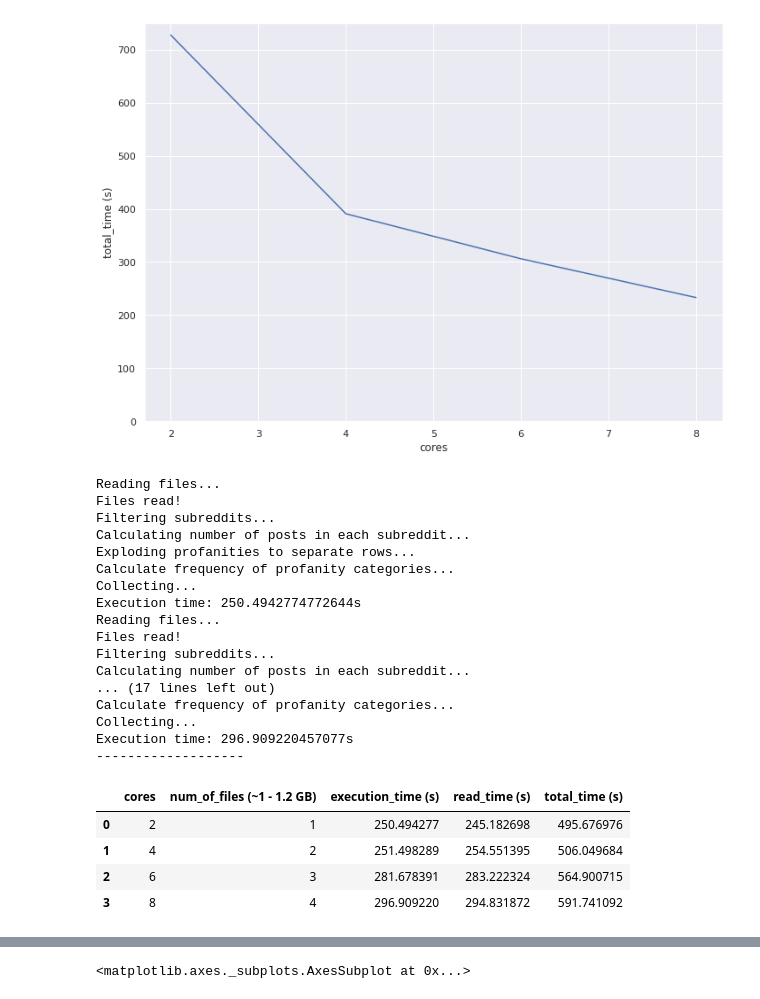
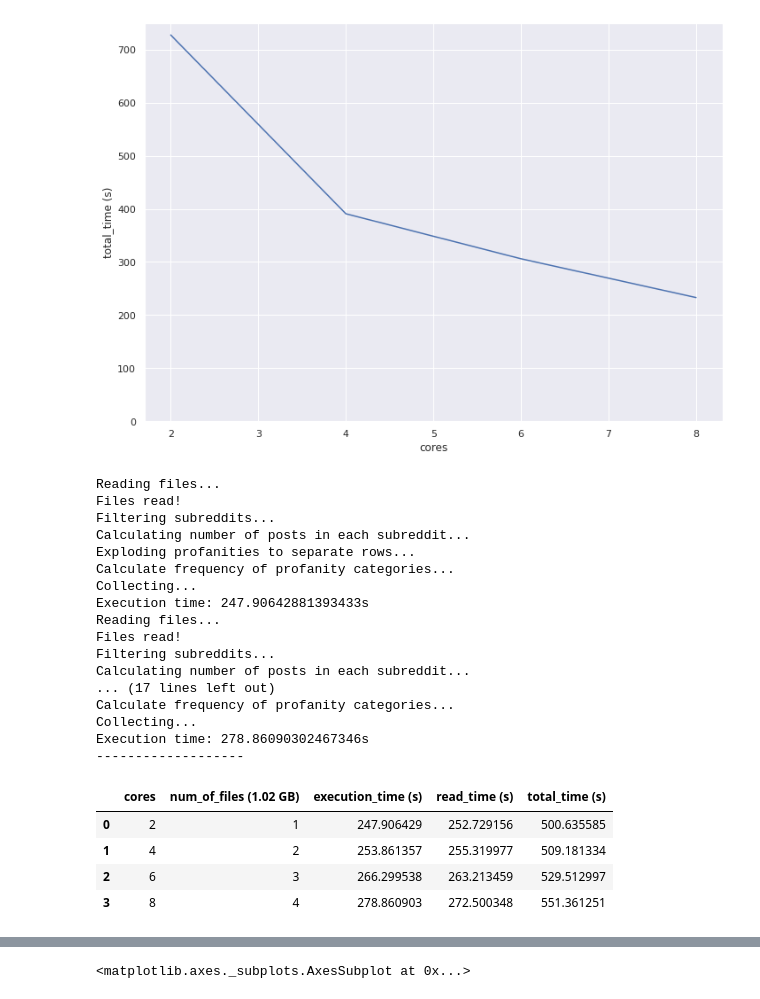
Before and after one commit to MaxSoneback/reddit_analysis, a Jupyter notebook: 8882_max.ipynb, the cells around one changed output, grey strips where cells are left out. Saved outputs shown, nothing was run; the diff lists cells and outputs as text; code cells hidden in the pictures.

Commit message:
added new graphs + weak scaling improved

```diff
--- a/8882_max.ipynb
+++ b/8882_max.ipynb
@@ -245,9 +266,13 @@ lp.axes.set(ylim=(0, 750))
 #Weak Scaling
 num_of_cores = [2, 4, 6, 8]
 files= ['hdfs://master:9000/experiment/RC_2011-08.bz2',
-        'hdfs://master:9000/experiment/RC_2011-09.bz2',
-        'hdfs://master:9000/experiment/RC_2011-10.bz2',
-        'hdfs://master:9000/experiment/RC_2011-11.bz2']
+        'hdfs://master:9000/experiment/RC_2011-08.bz2',
+        'hdfs://master:9000/experiment/RC_2011-08.bz2',
+        'hdfs://master:9000/experiment/RC_2011-08.bz2']
+
+#'hdfs://master:9000/experiment/RC_2011-09.bz2',
+#        'hdfs://master:9000/experiment/RC_2011-10.bz2',
+#        'hdfs://master:9000/experiment/RC_2011-11.bz2'
 results_weak = []
 
 for index, cores in enumerate(num_of_cores):
@@ -279,38 +304,38 @@ for index, cores in enumerate(num_of_cores):
     #Number of INDIVIDUAL POSTS containing profanity (by category), grouped by subreddit.
     #One post can count to many categories, but only once per category
     df4 = calc_individual_posts_containing_profanities(df3)
 
     print("Collecting...")
     df4.collect()
 
     execution_time = time.time() - start_time
     print(f"Execution time: {execution_time}s")
     results_weak.append((cores, index+1, execution_time, read_time, execution_time + read_time ))
     ss.stop()
 
-df_results_weak = pd.DataFrame(data=results_weak, columns=["cores", "num_of_files (~1 - 1.2 GB)", "execution_time (s)", "read_time (s)", "total_time (s)"])
+df_results_weak = pd.DataFrame(data=results_weak, columns=["cores", "num_of_files (1.02 GB)", "execution_time (s)", "read_time (s)", "total_time (s)"])
 print("-------------------")
 df_results_weak
 # %% [output]
 Reading files...
 Files read!
 Filtering subreddits...
 Calculating number of posts in each subreddit...
 Exploding profanities to separate rows...
 Calculate frequency of profanity categories...
 Collecting...
-Execution time: 250.4942774772644s
+Execution time: 247.90642881393433s
 Reading files...
 Files read!
 Filtering subreddits...
 Calculating number of posts in each subreddit...
 ... (17 lines left out)
 Calculate frequency of profanity categories...
 Collecting...
-Execution time: 296.909220457077s
+Execution time: 278.86090302467346s
 -------------------
-|  | cores | num_of_files (~1 - 1.2 GB) | execution_time (s) | read_time (s) | total_time (s) |
-| 0 | 2 | 1 | 250.494277 | 245.182698 | 495.676976 |
-| 1 | 4 | 2 | 251.498289 | 254.551395 | 506.049684 |
-| 2 | 6 | 3 | 281.678391 | 283.222324 | 564.900715 |
-| 3 | 8 | 4 | 296.909220 | 294.831872 | 591.741092 |
+|  | cores | num_of_files (1.02 GB) | execution_time (s) | read_time (s) | total_time (s) |
+| 0 | 2 | 1 | 247.906429 | 252.729156 | 500.635585 |
+| 1 | 4 | 2 | 253.861357 | 255.319977 | 509.181334 |
+| 2 | 6 | 3 | 266.299538 | 263.213459 | 529.512997 |
+| 3 | 8 | 4 | 278.860903 | 272.500348 | 551.361251 |
```
Also changed, not shown: parts of 5 cells of this notebook.
